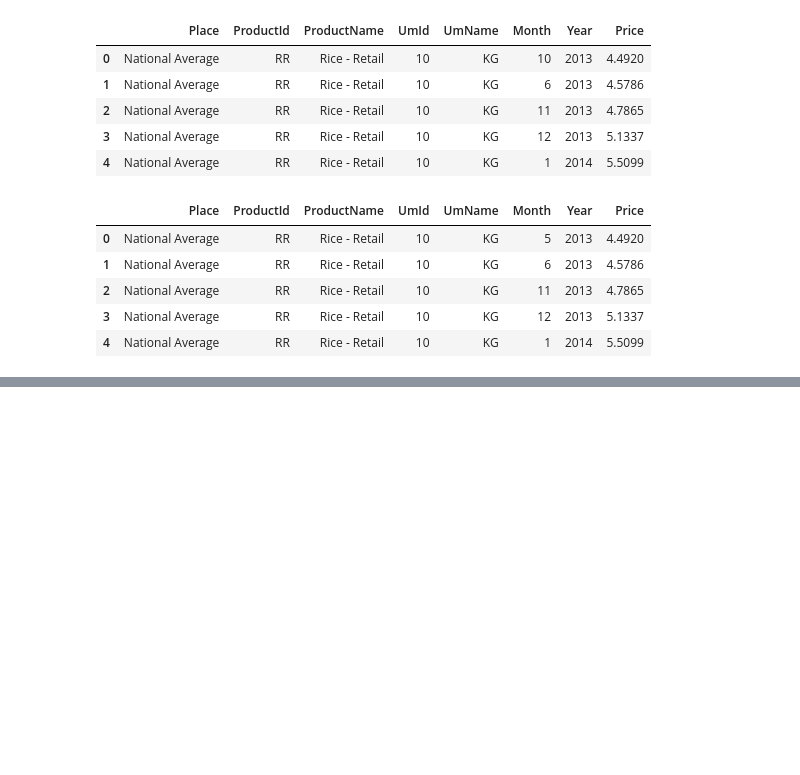
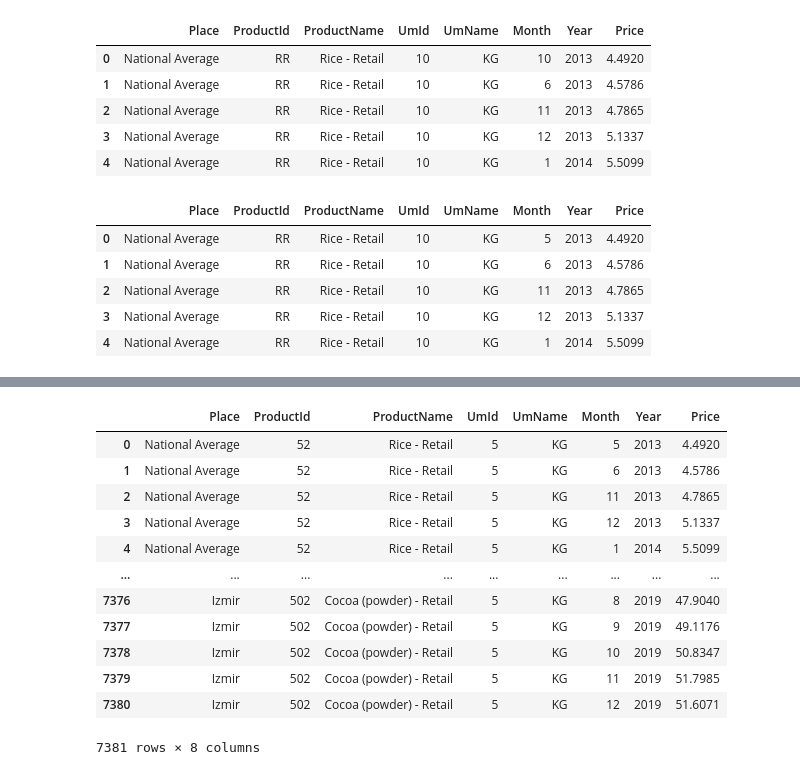
Before and after one commit to Trang27cl/testgit, a Jupyter notebook: FoodPrice_in_Turkey.ipynb, the cells around one changed output, grey strips where cells are left out. Cells and saved outputs as stored; diff of their text form; code cells hidden in the pictures; blank space fills up the shorter version.

```diff
--- a/FoodPrice_in_Turkey.ipynb
+++ b/FoodPrice_in_Turkey.ipynb
@@ -603,0 +658,17 @@ data2
+# %%
+df4=pd.concat([df1,df2], axis=0)
+df4
+# %% [output]
+|  | Place | ProductId | ProductName | UmId | UmName | Month | Year | Price |
+| 0 | National Average | 52 | Rice - Retail | 5 | KG | 5 | 2013 | 4.4920 |
+| 1 | National Average | 52 | Rice - Retail | 5 | KG | 6 | 2013 | 4.5786 |
+| 2 | National Average | 52 | Rice - Retail | 5 | KG | 11 | 2013 | 4.7865 |
+| 3 | National Average | 52 | Rice - Retail | 5 | KG | 12 | 2013 | 5.1337 |
+| 4 | National Average | 52 | Rice - Retail | 5 | KG | 1 | 2014 | 5.5099 |
+| ... | ... | ... | ... | ... | ... | ... | ... | ... |
+| 7376 | Izmir | 502 | Cocoa (powder) - Retail | 5 | KG | 8 | 2019 | 47.9040 |
+| 7377 | Izmir | 502 | Cocoa (powder) - Retail | 5 | KG | 9 | 2019 | 49.1176 |
+| 7378 | Izmir | 502 | Cocoa (powder) - Retail | 5 | KG | 10 | 2019 | 50.8347 |
+| 7379 | Izmir | 502 | Cocoa (powder) - Retail | 5 | KG | 11 | 2019 | 51.7985 |
+| 7380 | Izmir | 502 | Cocoa (powder) - Retail | 5 | KG | 12 | 2019 | 51.6071 |
+7381 rows × 8 columns
```
Also changed, not shown: parts of 20 cells of this notebook.
